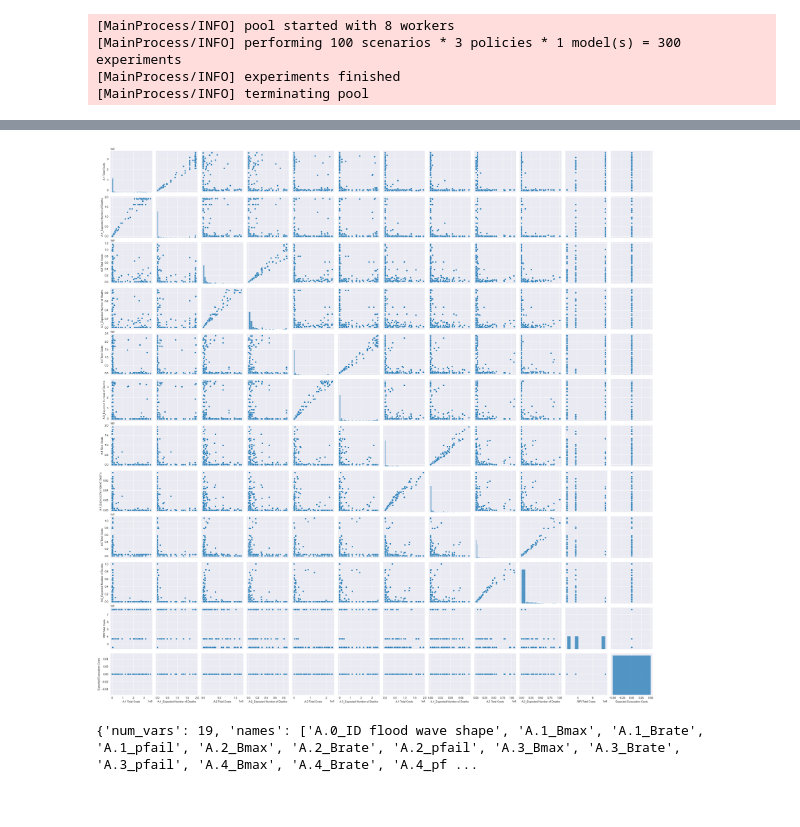
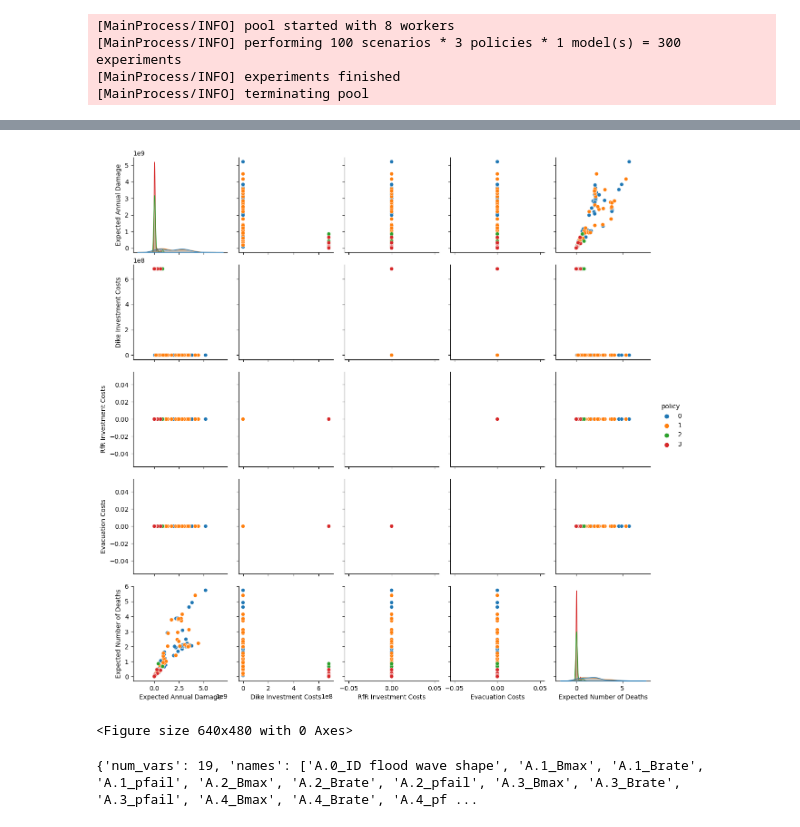
Before and after one commit to florihu/MBDM_Group5, a Jupyter notebook: Problem Formulations.ipynb, the cells around one changed output, grey strips where cells are left out. Drawn from its saved outputs; the diff is of its cells as text; code cells hidden in the pictures.

```diff
--- a/Problem Formulations.ipynb
+++ b/Problem Formulations.ipynb
@@ -241,8 +277,15 @@ pd.DataFrame(outcomes)
-# %%
-sns.pairplot(pd.DataFrame.from_dict(outcomes))
-plt.show()
-# %% [output]
-[figure, removed]
+# %%
+policies = experiments['policy']
+
+data = pd.DataFrame.from_dict(outcomes)
+data['policy'] = policies
+
+sns.pairplot(data, hue='policy',  vars=outcomes.keys(), )
+plt.show()
+plt.savefig('outcome vs outcome first experiments')
+# %% [output]
+[figure, added]
+<Figure size 640x480 with 0 Axes>
 # %%
 from ema_workbench.em_framework.salib_samplers import get_SALib_problem
 
```
Also changed, not shown: parts of 6 cells of this notebook.
